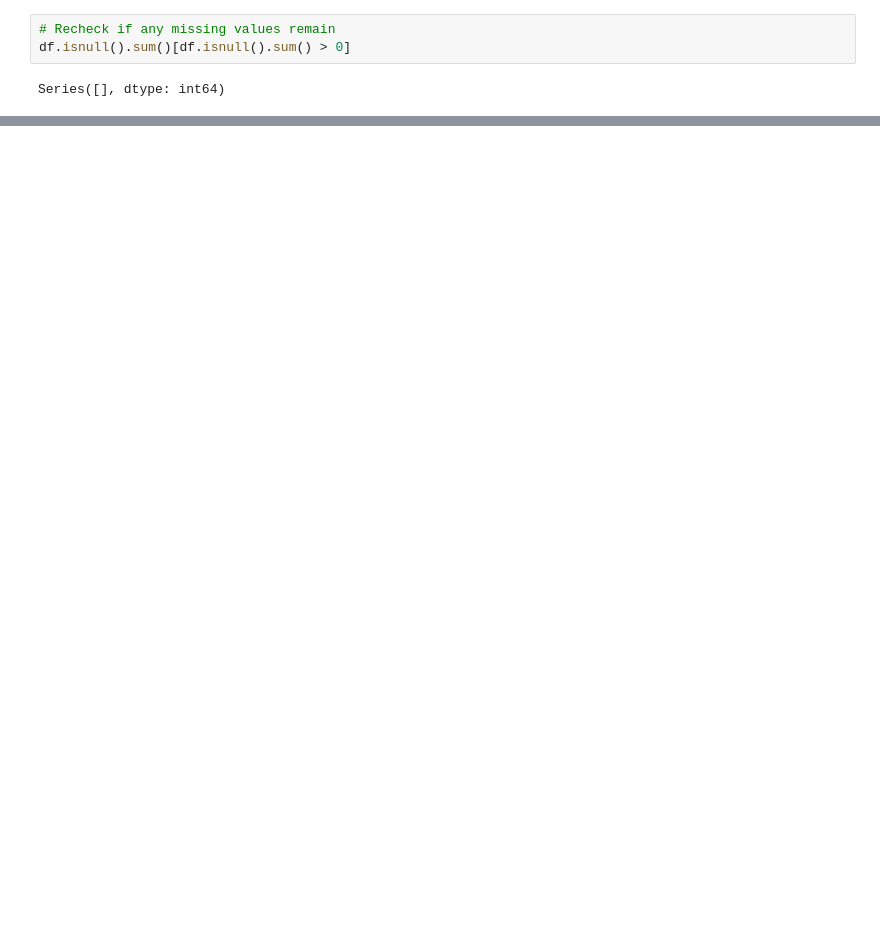
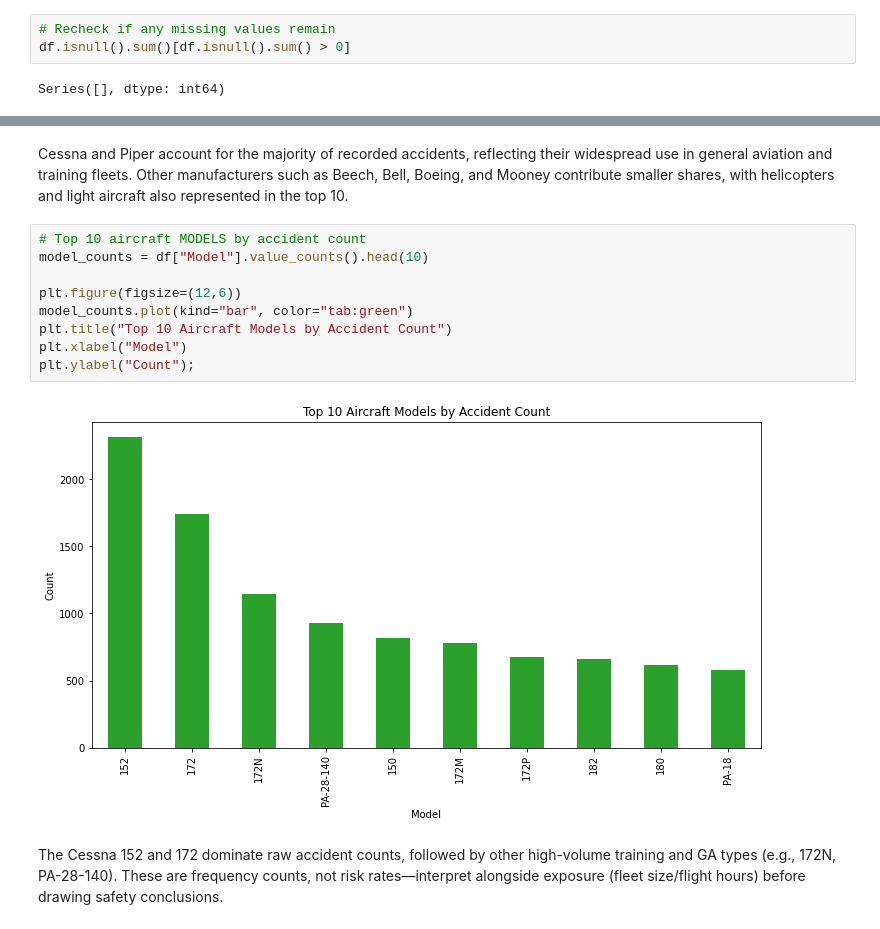
Before and after one commit to mcshoja/Aviation-Data-Phase-1-Project, a Jupyter notebook: aviation.ipynb, the cells around one changed output, grey strips where cells are left out. Cells and saved outputs as stored; diff of their text form; blank space fills up the shorter version.

```diff
--- a/aviation.ipynb
+++ b/aviation.ipynb
@@ -356,0 +434,15 @@ print(df[["Severity.Index", "Flight.Category", "Event.Year"]].head())
+# %% [markdown]
+Cessna and Piper account for the majority of recorded accidents, reflecting their widespread use in general aviation and training fleets. Other manufacturers such as Beech, Bell, Boeing, and Mooney contribute smaller shares, with helicopters and light aircraft also represented in the top 10.
+# %%
+# Top 10 aircraft MODELS by accident count
+model_counts = df["Model"].value_counts().head(10)
+
+plt.figure(figsize=(12,6))
+model_counts.plot(kind="bar", color="tab:green")
+plt.title("Top 10 Aircraft Models by Accident Count")
+plt.xlabel("Model")
+plt.ylabel("Count");
+# %% [output]
+[figure, added]
+# %% [markdown]
+The Cessna 152 and 172 dominate raw accident counts, followed by other high-volume training and GA types (e.g., 172N, PA-28-140). These are frequency counts, not risk rates—interpret alongside exposure (fleet size/flight hours) before drawing safety conclusions.
```
Also changed, not shown: parts of 30 cells of this notebook, 1 other file.
